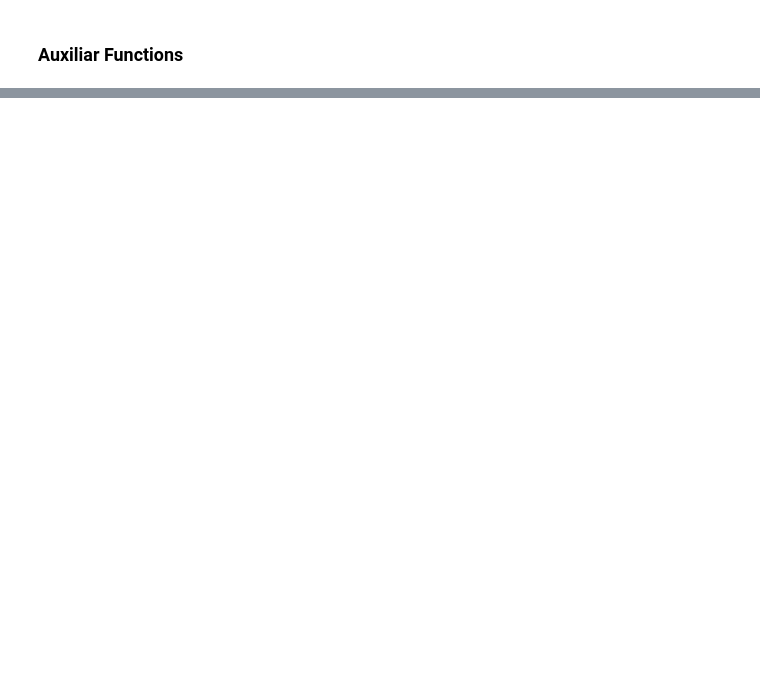
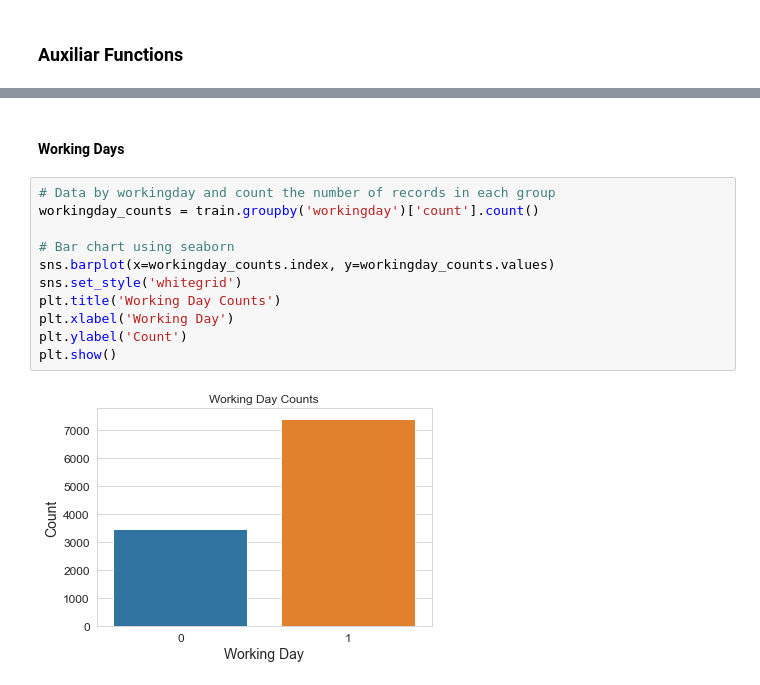
Before and after one commit to PeterStos/Bike_Sharing_Demand, a Jupyter notebook: Bike_Sharing_Demand.ipynb, the cells around one changed output, grey strips where cells are left out. Cells and saved outputs as stored; diff of their text form; blank space fills up the shorter version.

```diff
--- a/Bike_Sharing_Demand.ipynb
+++ b/Bike_Sharing_Demand.ipynb
@@ -85,0 +321,15 @@ def ds_info(df):
+# %% [markdown]
+#### Working Days
+# %%
+# Data by workingday and count the number of records in each group
+workingday_counts = train.groupby('workingday')['count'].count()
+
+# Bar chart using seaborn
+sns.barplot(x=workingday_counts.index, y=workingday_counts.values)
+sns.set_style('whitegrid')
+plt.title('Working Day Counts')
+plt.xlabel('Working Day')
+plt.ylabel('Count')
+plt.show()
+# %% [output]
+[figure, added]
```
Also changed, not shown: parts of 42 cells of this notebook.
